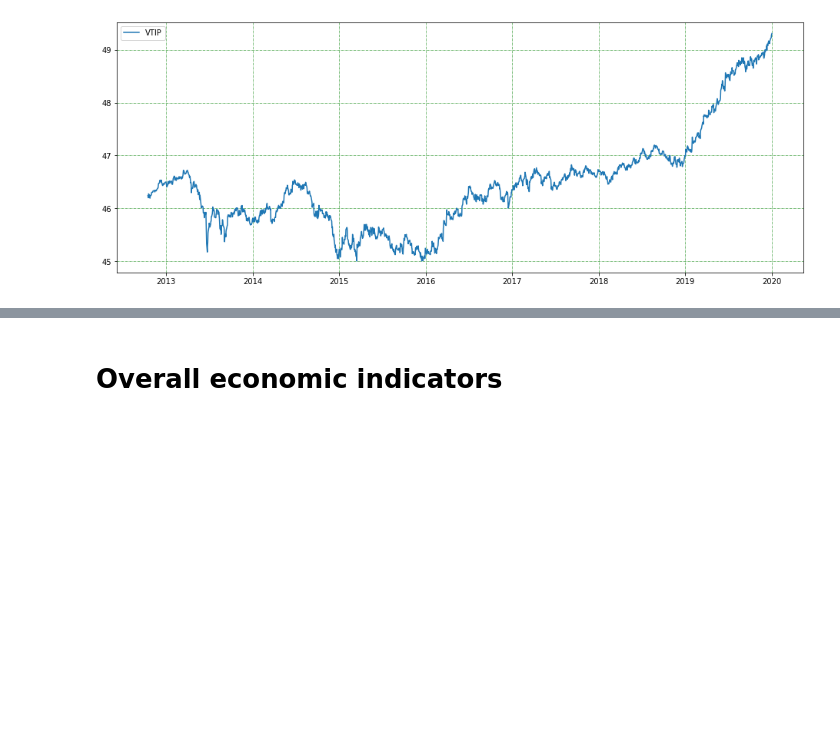
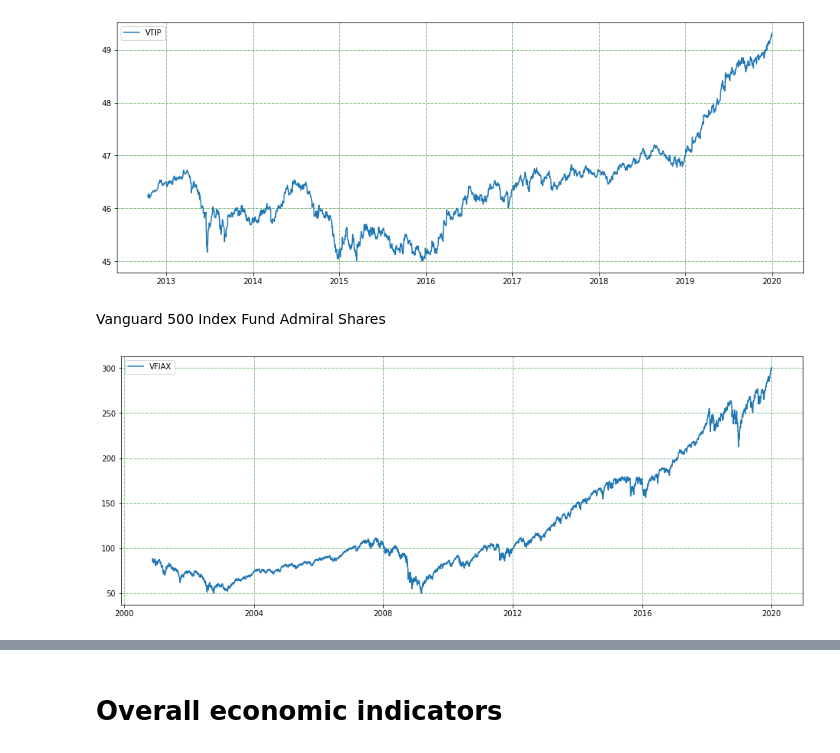
Before and after one commit to kiskani/kiskani.github.io, a Jupyter notebook: finance/2020/01/03/Finance-Notebook-1.ipynb, the cells around one changed output, grey strips where cells are left out. Drawn from its saved outputs; the diff is of its cells as text; code cells hidden in the pictures; blank space fills up the shorter version.

```diff
--- a/finance/2020/01/03/Finance-Notebook-1.ipynb
+++ b/finance/2020/01/03/Finance-Notebook-1.ipynb
@@ -25,13 +25,13 @@ ONE_DAY = datetime.timedelta(days=1)
 HOLIDAYS_US = holidays.US()
 
 def previous_business_day(specific_date):
-    previous_day = specific_date - ONE_DAY
+    previous_day = specific_date
     while previous_day.weekday() in holidays.WEEKEND or previous_day in HOLIDAYS_US:
         previous_day -= ONE_DAY
     return previous_day
 
 def next_business_day(specific_date):
-    next_day = specific_date + ONE_DAY
+    next_day = specific_date
     while next_day.weekday() in holidays.WEEKEND or next_day in HOLIDAYS_US:
         next_day += ONE_DAY
     return next_day
@@ -168,3 +168,9 @@ plot_stock_price('GOOG', start_date='2007-01-02', end_date='2010-01-02')
 plot_stock_price('VTIP', start_date='1990-01-01', end_date='2020-01-01')
 # %% [output]
 [figure]
+# %% [markdown]
+Vanguard 500 Index Fund Admiral Shares
+# %%
+plot_stock_price('VFIAX', start_date='1990-01-01', end_date='2020-01-01')
+# %% [output]
+[figure, added]
```
Also changed, not shown: parts of 31 cells of this notebook, 17 other files.
